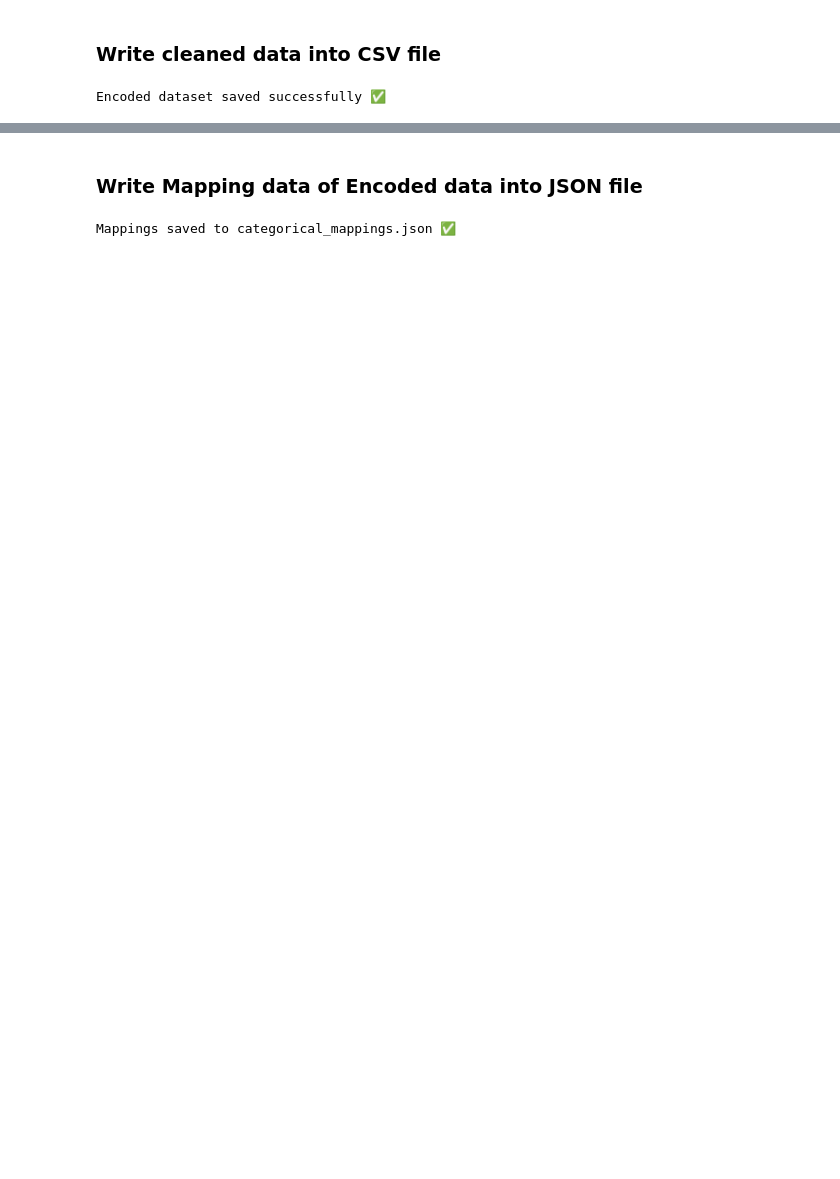
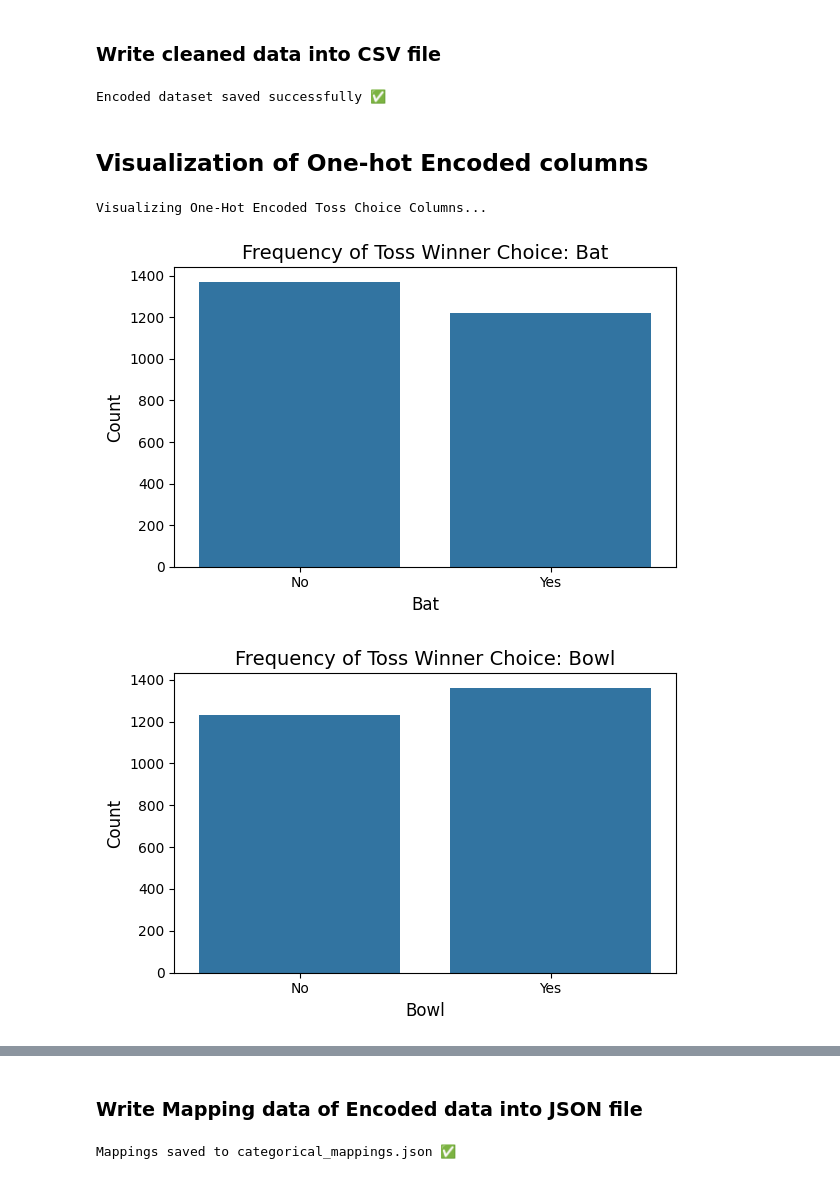
Before and after one commit to Kasun-Aka/T20I-Cricket-Prediction-WebApp, a Jupyter notebook: notebooks/IT24104376_Encoding categorical variables.ipynb, the cells around one changed output, grey strips where cells are left out. Saved outputs shown, nothing was run; the diff lists cells and outputs as text; code cells hidden in the pictures; blank space fills up the shorter version.

```diff
--- a/notebooks/IT24104376_Encoding categorical variables.ipynb
+++ b/notebooks/IT24104376_Encoding categorical variables.ipynb
@@ -121,3 +123,60 @@ df.to_csv("t20i_Matches_Data.csv", index=False)
 print("Encoded dataset saved successfully ✅")
 # %% [output]
 Encoded dataset saved successfully ✅
+# %% [markdown]
+## Visualization of One-hot Encoded columns
+# %%
+import pandas as pd
+import seaborn as sns
+import matplotlib.pyplot as plt
+
+# -----------------------------
+# 1. Perform One-Hot Encoding (The step that was missing)
+# -----------------------------
+
+# NOTE: You must use the actual column name from your raw data
+# that contains the values 'bat', 'bowl', 'match called off', etc.
+# We will assume this column is called 'Toss Winner Choice'.
+
+if 'Toss Winner Choice' in df.columns:
+    # Use get_dummies to create the one-hot encoded columns (e.g., Toss Winner Choice_bat)
+    # The prefix ensures the new columns match the names you requested for visualization.
+    df = pd.get_dummies(df, columns=['Toss Winner Choice'], prefix='Toss Winner Choice')
+    print("✅ One-Hot Encoding applied successfully. New columns created.")
+
+
+# -----------------------------
+# 2. Visualization (Your original request, now runnable)
+# -----------------------------
+
+ENCODED_COLS_TO_VISUALIZE = [
+    'Toss Winner Choice_bat',
+    'Toss Winner Choice_bowl',
+    'Toss Winner Choice_match called off'
+]
+
+print("\nVisualizing One-Hot Encoded Toss Choice Columns...")
+
+for col in ENCODED_COLS_TO_VISUALIZE:
+    if col in df.columns:
+        plt.figure(figsize=(6, 4))
+
+        # Countplot is ideal for visualizing the frequency of 0s and 1s
+        sns.countplot(x=df[col])
+
+        # Customize labels and title
+        # Replace 'Toss Winner Choice_' for cleaner plot titles
+        clean_title = col.replace('Toss Winner Choice_', '').title()
+
+        plt.title(f'Frequency of Toss Winner Choice: {clean_title}', fontsize=14)
+        plt.xlabel(clean_title, fontsize=12)
+        plt.ylabel('Count', fontsize=12)
+        plt.xticks([0, 1], ['No', 'Yes'])
+        plt.tight_layout()
+        plt.show()
+    else:
+        print(f"Warning: Column '{col}' is still missing after attempting One-Hot Encoding. Check the original column names.")
+# %% [output]
+Visualizing One-Hot Encoded Toss Choice Columns...
+[figure, added]
+[figure, added]
```
Also changed, not shown: parts of 6 cells of this notebook.
